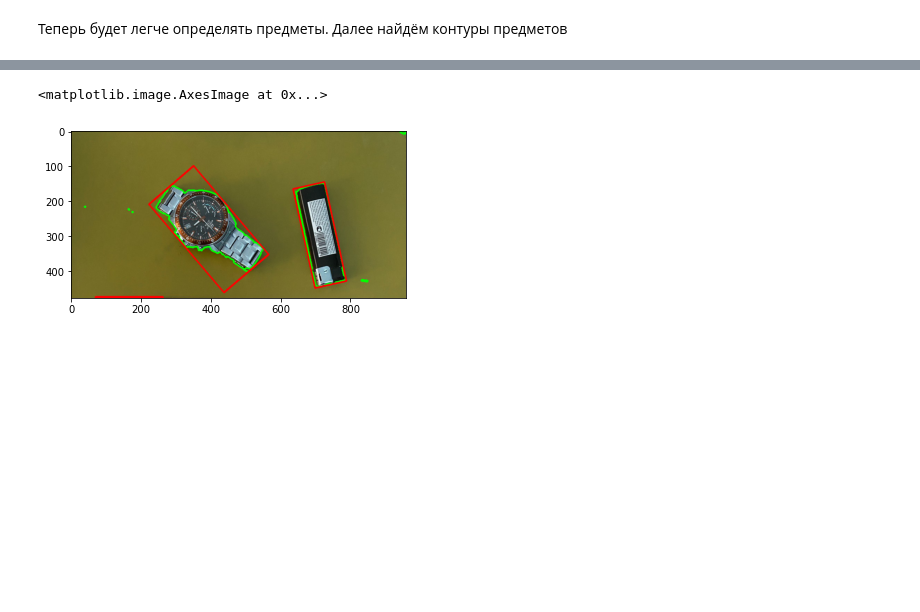
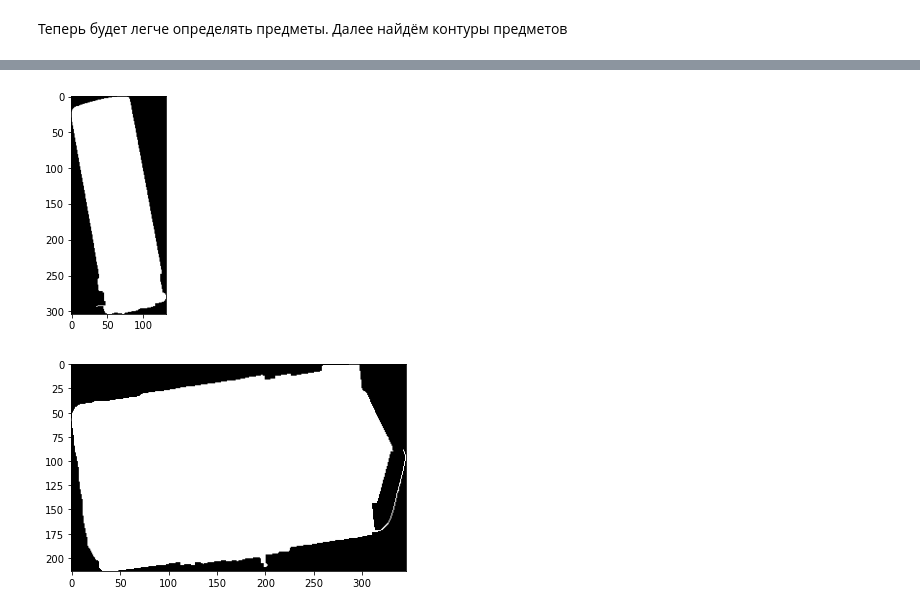
Before and after one commit to OvechkinDanil/Intelligent-Placer, a Jupyter notebook: intelligent_placer.ipynb, the cells around one changed output, grey strips where cells are left out. Cells and saved outputs as stored; diff of their text form; code cells hidden in the pictures; blank space fills up the shorter version.

```diff
--- a/intelligent_placer.ipynb
+++ b/intelligent_placer.ipynb
@@ -15,7 +16,7 @@ from intelligent_placer_lib.intelligent_placer import *
 # %% [markdown]
 Путь до файла:
 # %%
-path = "data/input/yes/test9.jpg"
+path = "data/yes/test7.jpg"
 # %% [markdown]
 Для начала получим контуры листа и многоугольника. </br>
 Контур листа должен быть помечен красным цветом, многоугольника - зеленым
@@ -61,8 +61,10 @@ plt.imshow(objects_image)
 # %%
 (h, w, d) = image.shape
-rectangles = find_rectangles_for_objects(objects, h, w)
-cv2.drawContours(objects_image, rectangles, -1, (255, 0, 0), 4)
-plt.imshow(objects_image)
+object_masks_with_areas = get_objects_masks_with_areas(path, paper_contours)
+for object_mask, _ in object_masks_with_areas:
+    plt.imshow(object_mask)
+    plt.gray()
+    plt.show()
 # %% [output]
-<matplotlib.image.AxesImage at 0x...>
-[figure, old version]
+[figure, new version]
+[figure, added]
```
Also changed, not shown: parts of 13 cells of this notebook, 5 other files.
